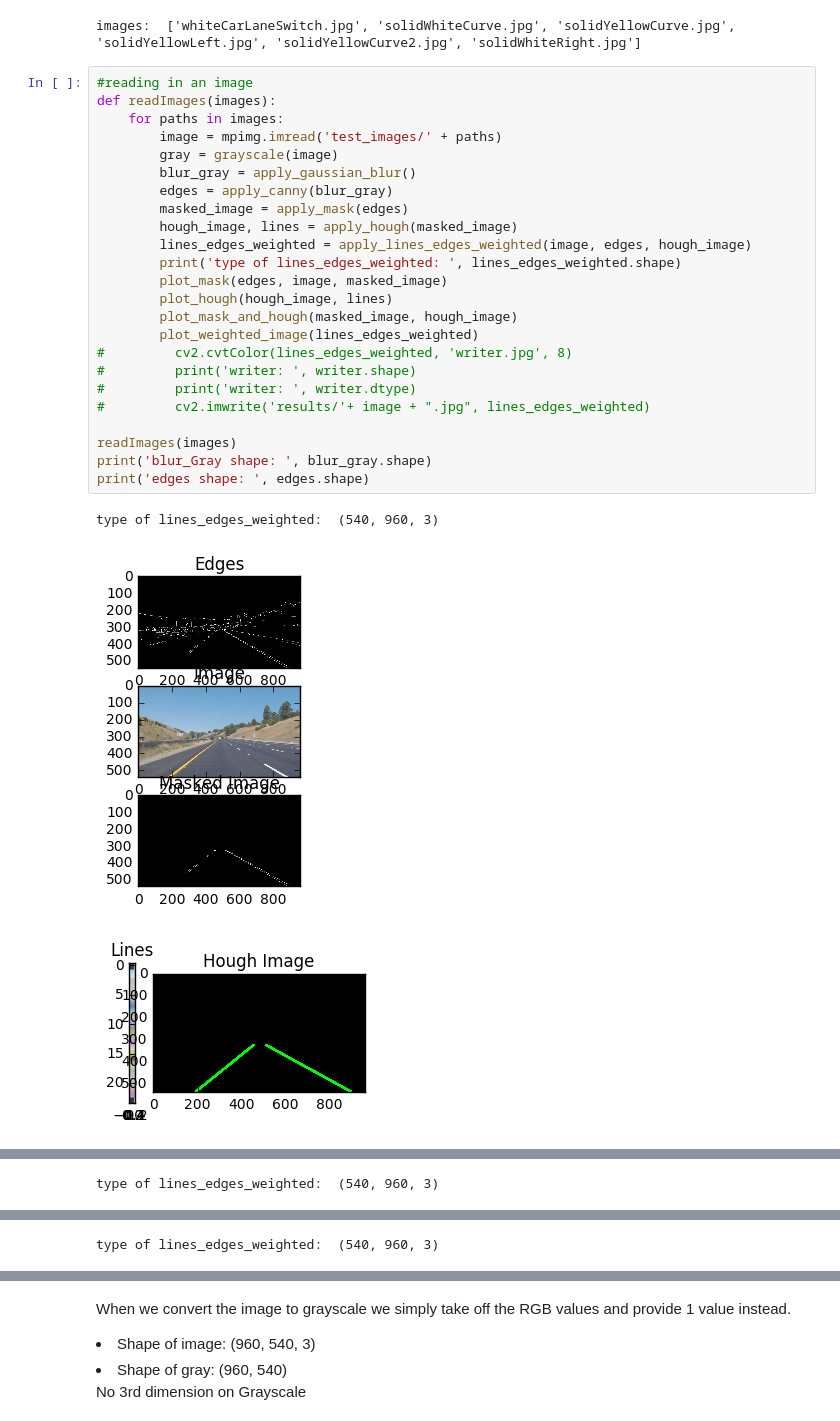
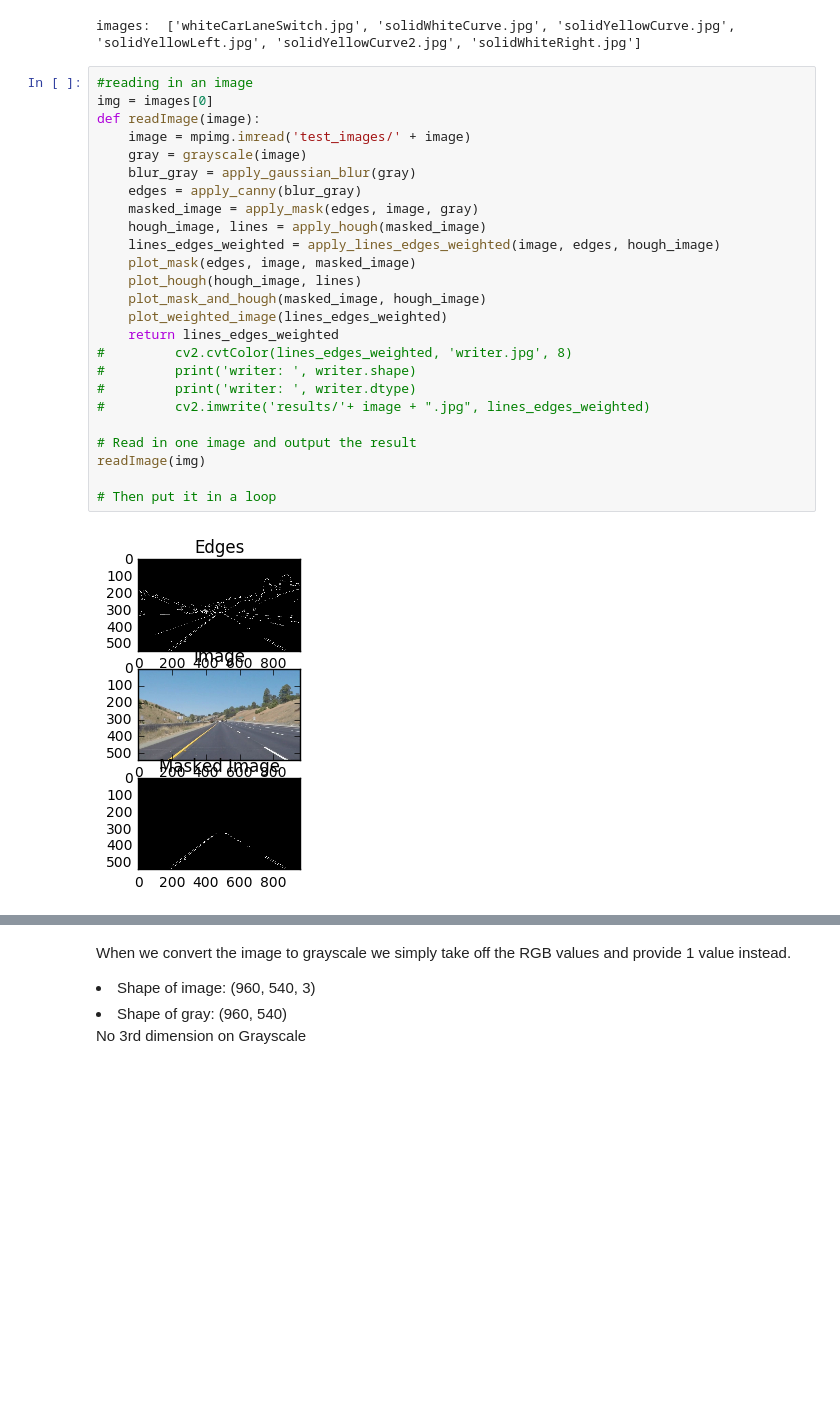
Before and after one commit to JonathanCMitchell/Self-Driving-Car-ND, a Jupyter notebook: Project 1-Lane Detection.ipynb, the cells around one changed output, grey strips where cells are left out. Cells and saved outputs as stored; diff of their text form; blank space fills up the shorter version.

Commit message:
[fix] - fixes input parameters into grayscale and mask functions

```diff
--- a/Project 1-Lane Detection.ipynb
+++ b/Project 1-Lane Detection.ipynb
@@ -28,29 +28,28 @@ print('images: ', images)
 images:  ['whiteCarLaneSwitch.jpg', 'solidWhiteCurve.jpg', 'solidYellowCurve.jpg', 'solidYellowLeft.jpg', 'solidYellowCurve2.jpg', 'solidWhiteRight.jpg']
 # %%
 #reading in an image
-def readImages(images):
-    for paths in images:
-        image = mpimg.imread('test_images/' + paths)
-        gray = grayscale(image)
-        blur_gray = apply_gaussian_blur()
-        edges = apply_canny(blur_gray)
-        masked_image = apply_mask(edges)
-        hough_image, lines = apply_hough(masked_image)
-        lines_edges_weighted = apply_lines_edges_weighted(image, edges, hough_image)
-        print('type of lines_edges_weighted: ', lines_edges_weighted.shape)
-        plot_mask(edges, image, masked_image)
-        plot_hough(hough_image, lines)
-        plot_mask_and_hough(masked_image, hough_image)
-        plot_weighted_image(lines_edges_weighted)
+img = images[0]
+def readImage(image):
+    image = mpimg.imread('test_images/' + image)
+    gray = grayscale(image)
+    blur_gray = apply_gaussian_blur(gray)
+    edges = apply_canny(blur_gray)
+    masked_image = apply_mask(edges, image, gray)
+    hough_image, lines = apply_hough(masked_image)
+    lines_edges_weighted = apply_lines_edges_weighted(image, edges, hough_image)
+    plot_mask(edges, image, masked_image)
+    plot_hough(hough_image, lines)
+    plot_mask_and_hough(masked_image, hough_image)
+    plot_weighted_image(lines_edges_weighted)
+    return lines_edges_weighted
 #         cv2.cvtColor(lines_edges_weighted, 'writer.jpg', 8)
 #         print('writer: ', writer.shape)
 #         print('writer: ', writer.dtype)
 #         cv2.imwrite('results/'+ image + ".jpg", lines_edges_weighted)
 
-readImages(images)
-print('blur_Gray shape: ', blur_gray.shape)
-print('edges shape: ', edges.shape)
+# Read in one image and output the result
+readImage(img)
+
+# Then put it in a loop
 # %% [output]
-type of lines_edges_weighted:  (540, 960, 3)
-[figure, old version]
+[figure, new version]
-[figure, removed]
@@ -58 +55,0 @@ type of lines_edges_weighted:  (540, 960, 3)
-type of lines_edges_weighted:  (540, 960, 3)
@@ -63 +55,0 @@ type of lines_edges_weighted:  (540, 960, 3)
-type of lines_edges_weighted:  (540, 960, 3)
```
Also changed, not shown: parts of 6 cells of this notebook.
